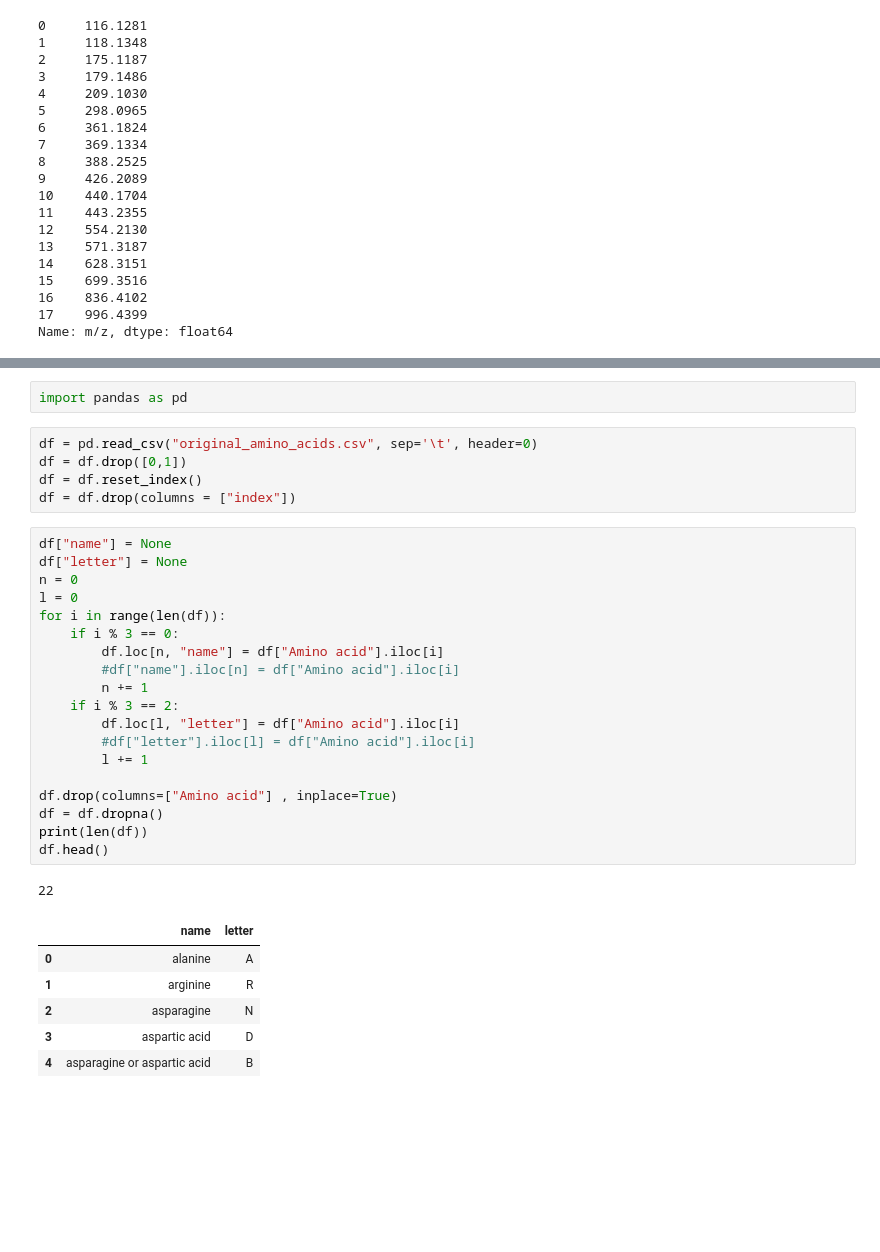
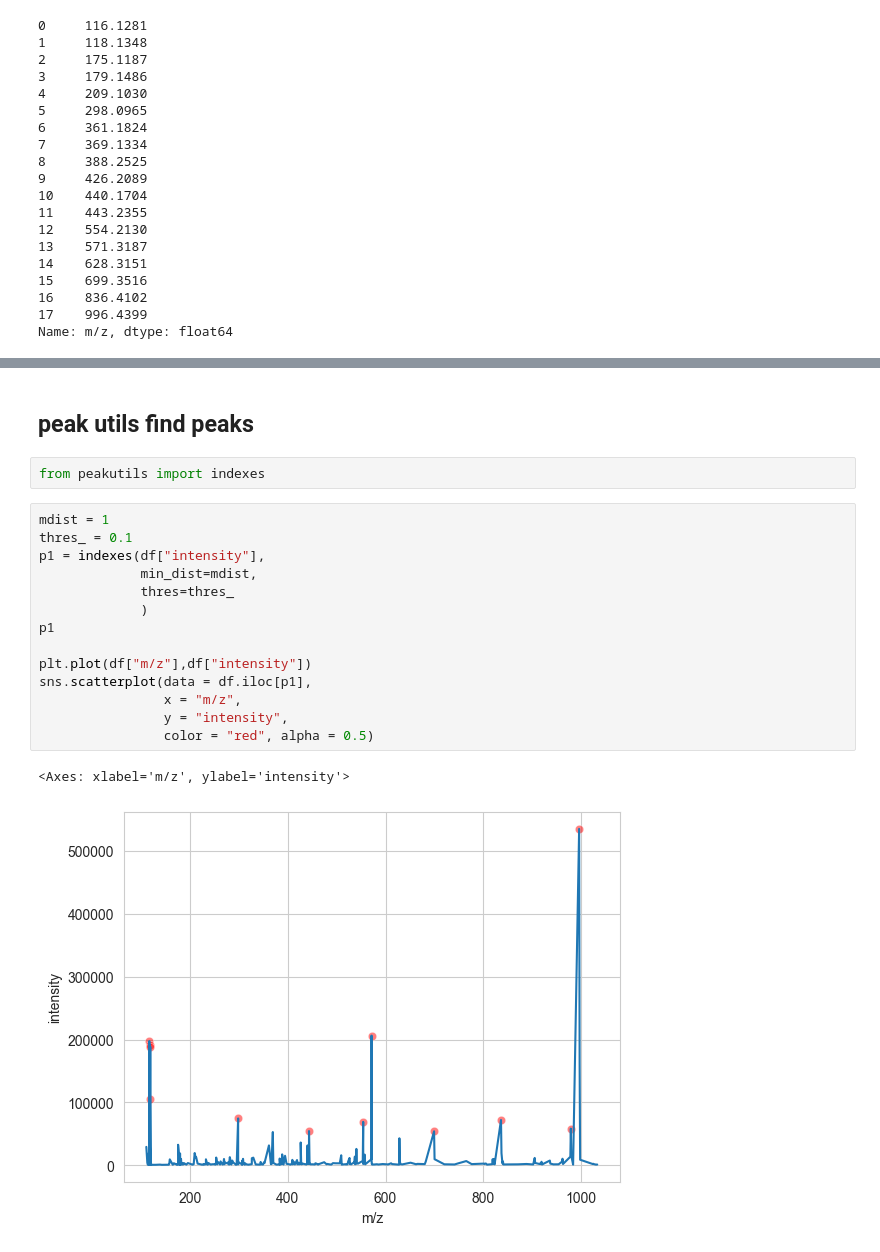
Before and after one commit to DBeben22/expert-tandem, a Jupyter notebook: plots.ipynb, the cells around one changed output, grey strips where cells are left out. Cells and saved outputs as stored; diff of their text form; blank space fills up the shorter version.

```diff
--- a/plots.ipynb
+++ b/plots.ipynb
@@ -137,34 +126,21 @@ Name: m/z, dtype: float64
-# %%
-import pandas as pd
-# %%
-df = pd.read_csv("original_amino_acids.csv", sep='\t', header=0)
-df = df.drop([0,1])
-df = df.reset_index()
-df = df.drop(columns = ["index"])
-# %%
-df["name"] = None
-df["letter"] = None
-n = 0
-l = 0
-for i in range(len(df)):
-    if i % 3 == 0:
-        df.loc[n, "name"] = df["Amino acid"].iloc[i]
-        #df["name"].iloc[n] = df["Amino acid"].iloc[i]
-        n += 1
-    if i % 3 == 2:
-        df.loc[l, "letter"] = df["Amino acid"].iloc[i]
-        #df["letter"].iloc[l] = df["Amino acid"].iloc[i]
-        l += 1
-
-df.drop(columns=["Amino acid"] , inplace=True)
-df = df.dropna()
-print(len(df))
-df.head()
-# %% [output]
-22
-|  | name | letter |
-| 0 | alanine | A |
-| 1 | arginine | R |
-| 2 | asparagine | N |
-| 3 | aspartic acid | D |
-| 4 | asparagine or aspartic acid | B |
+# %% [markdown]
+## peak utils find peaks
+# %%
+from peakutils import indexes
+# %%
+mdist = 1
+thres_ = 0.1
+p1 = indexes(df["intensity"],
+             min_dist=mdist,
+             thres=thres_
+             )
+p1
+
+plt.plot(df["m/z"],df["intensity"])
+sns.scatterplot(data = df.iloc[p1],
+                x = "m/z",
+                y = "intensity",
+                color = "red", alpha = 0.5)
+# %% [output]
+<Axes: xlabel='m/z', ylabel='intensity'>
+[figure, added]
```
Also changed, not shown: parts of 21 cells of this notebook, 6 other files.
